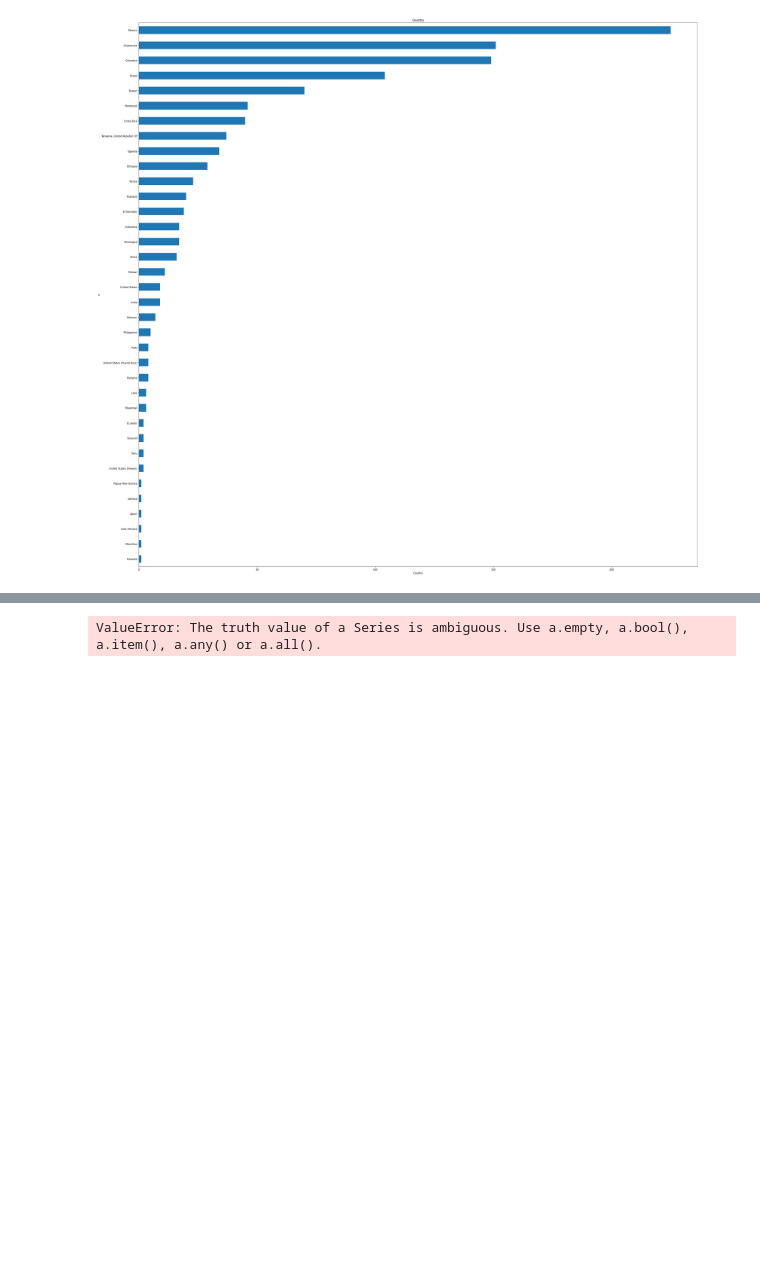
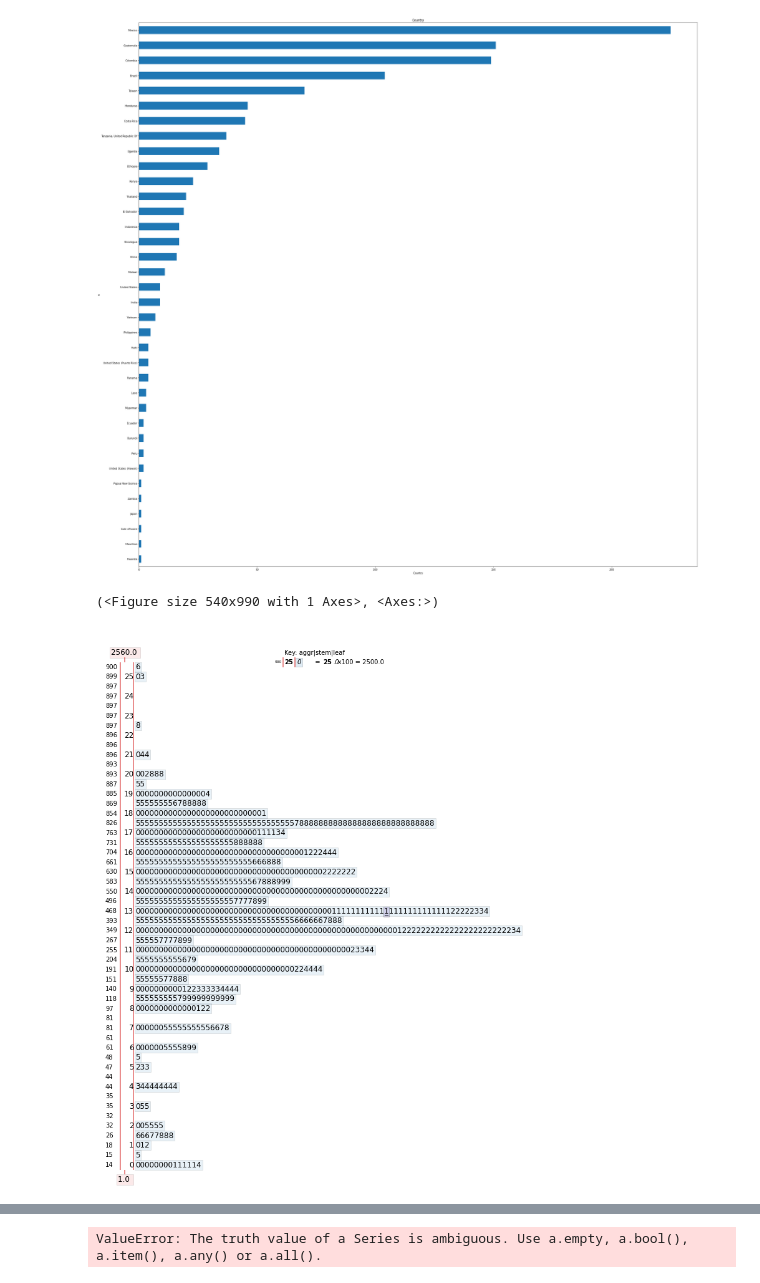
Before and after one commit to arrrin/coffee-analysis, a Jupyter notebook: Basic.ipynb, the cells around one changed output, grey strips where cells are left out. Drawn from its saved outputs; the diff is of its cells as text; code cells hidden in the pictures; blank space fills up the shorter version.

Commit message:
Update Basic.ipynb
stem&leaf update

```diff
--- a/Basic.ipynb
+++ b/Basic.ipynb
@@ -136,3 +137,8 @@ Try using .loc[row_indexer,col_indexer] = value instead
 See the caveats in the documentation: https://pandas.pydata.org/pandas-docs/stable/user_guide/indexing.html#returning-a-view-versus-a-copy
   new_df['country']= new_df.loc[:,'Country.of.Origin']
 [figure]
+# %%
+stemgraphic.stem_graphic(new_df['altitude_mean_meters'])
+# %% [output]
+(<Figure size 540x990 with 1 Axes>, <Axes:>)
+[figure, added]
```
Also changed, not shown: parts of 2 cells of this notebook.
